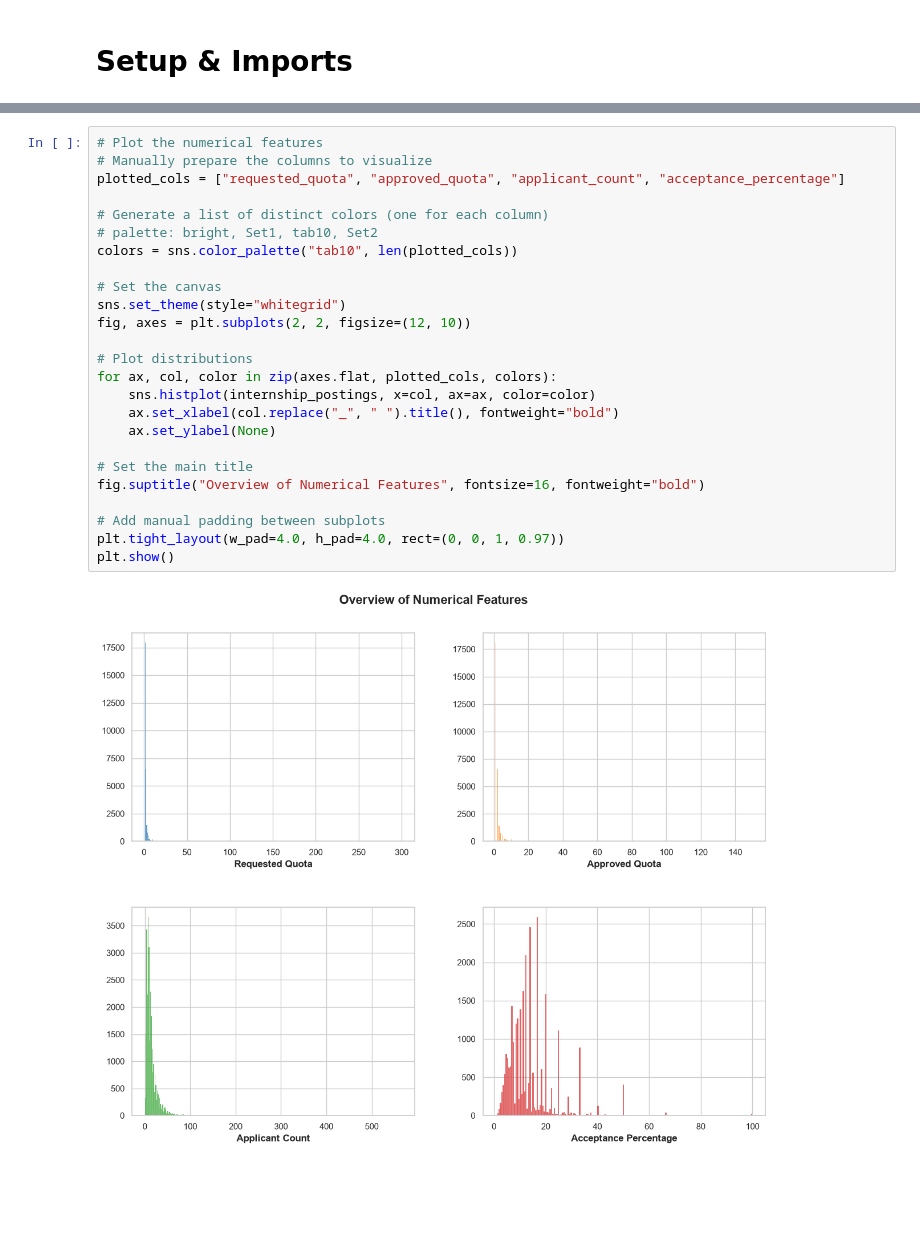
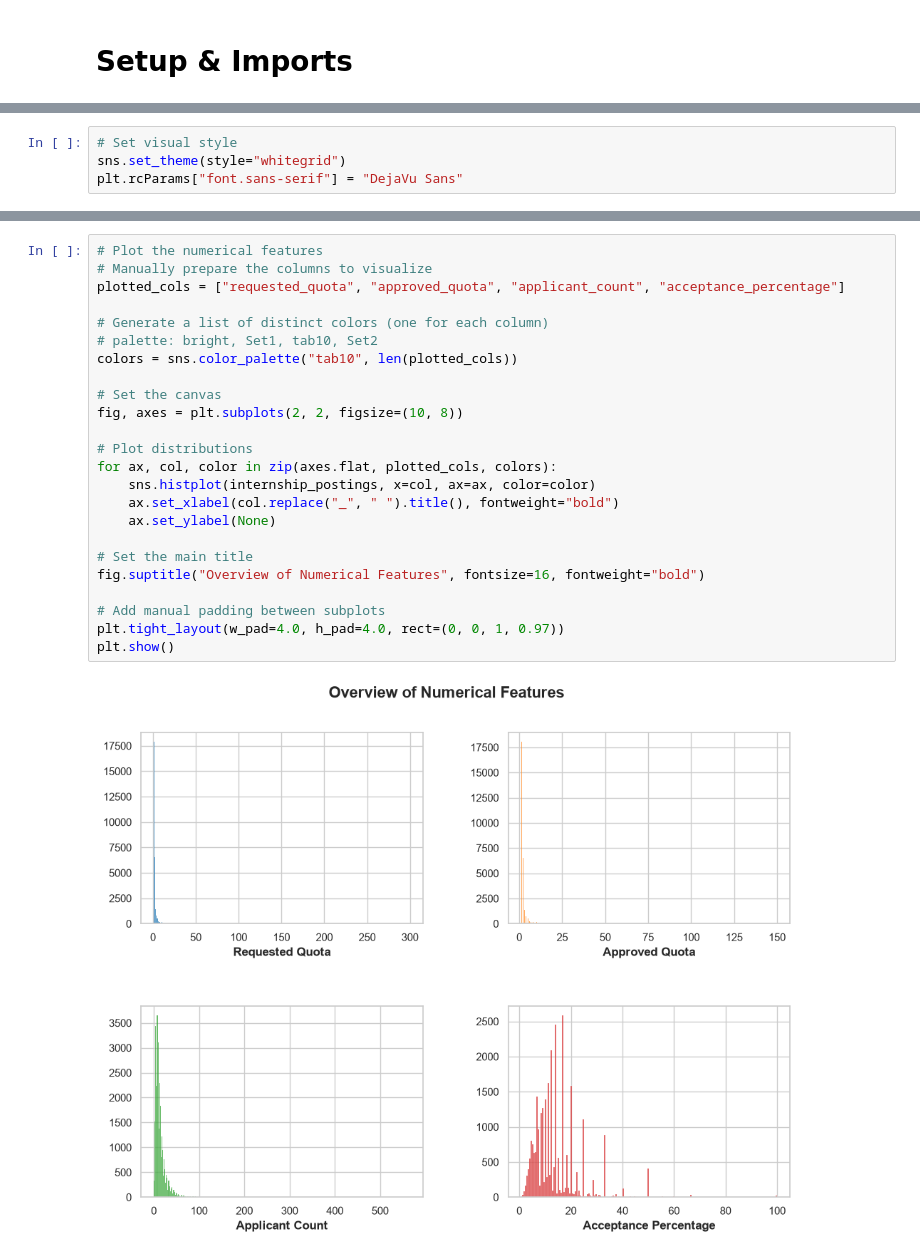
Before and after one commit to tejakusumahyusuf832/maganghub-analysis, a Jupyter notebook: notebooks/3.0-yt-exploratory-data-analysis.ipynb, the cells around one changed output, grey strips where cells are left out. Cells and saved outputs as stored; diff of their text form; blank space fills up the shorter version.

```diff
--- a/notebooks/3.0-yt-exploratory-data-analysis.ipynb
+++ b/notebooks/3.0-yt-exploratory-data-analysis.ipynb
@@ -45 +29,5 @@ internship_postings[
+# %%
+# Set visual style
+sns.set_theme(style="whitegrid")
+plt.rcParams["font.sans-serif"] = "DejaVu Sans"
 # %% [markdown]
@@ -48,28 +36,27 @@ internship_postings[
 # %%
 # Plot the numerical features
 # Manually prepare the columns to visualize
 plotted_cols = ["requested_quota", "approved_quota", "applicant_count", "acceptance_percentage"]
 
 # Generate a list of distinct colors (one for each column)
 # palette: bright, Set1, tab10, Set2
 colors = sns.color_palette("tab10", len(plotted_cols))
 
 # Set the canvas
-sns.set_theme(style="whitegrid")
-fig, axes = plt.subplots(2, 2, figsize=(12, 10))
+fig, axes = plt.subplots(2, 2, figsize=(10, 8))
 
 # Plot distributions
 for ax, col, color in zip(axes.flat, plotted_cols, colors):
     sns.histplot(internship_postings, x=col, ax=ax, color=color)
     ax.set_xlabel(col.replace("_", " ").title(), fontweight="bold")
     ax.set_ylabel(None)
 
 # Set the main title
 fig.suptitle("Overview of Numerical Features", fontsize=16, fontweight="bold")
 
 # Add manual padding between subplots
 plt.tight_layout(w_pad=4.0, h_pad=4.0, rect=(0, 0, 1, 0.97))
 plt.show()
 # %% [output]
-[figure, old version]
+[figure, new version]
 # %% [markdown]
```
Also changed, not shown: parts of 21 cells of this notebook, 2 other files.
